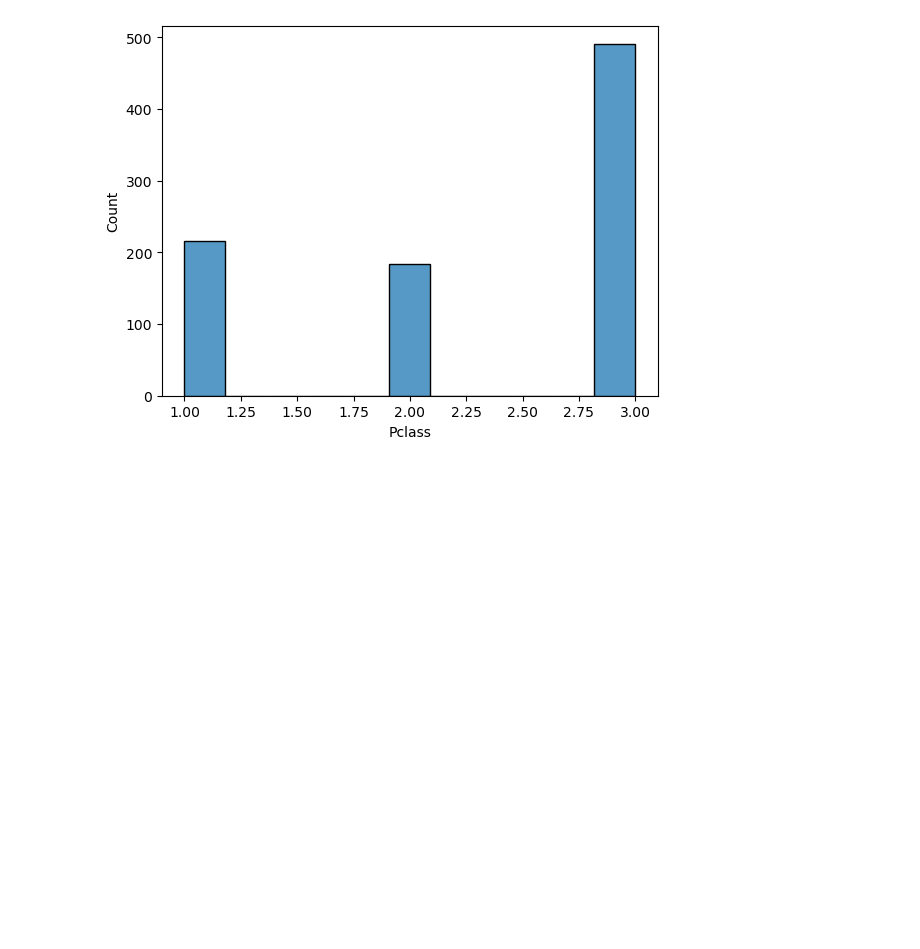
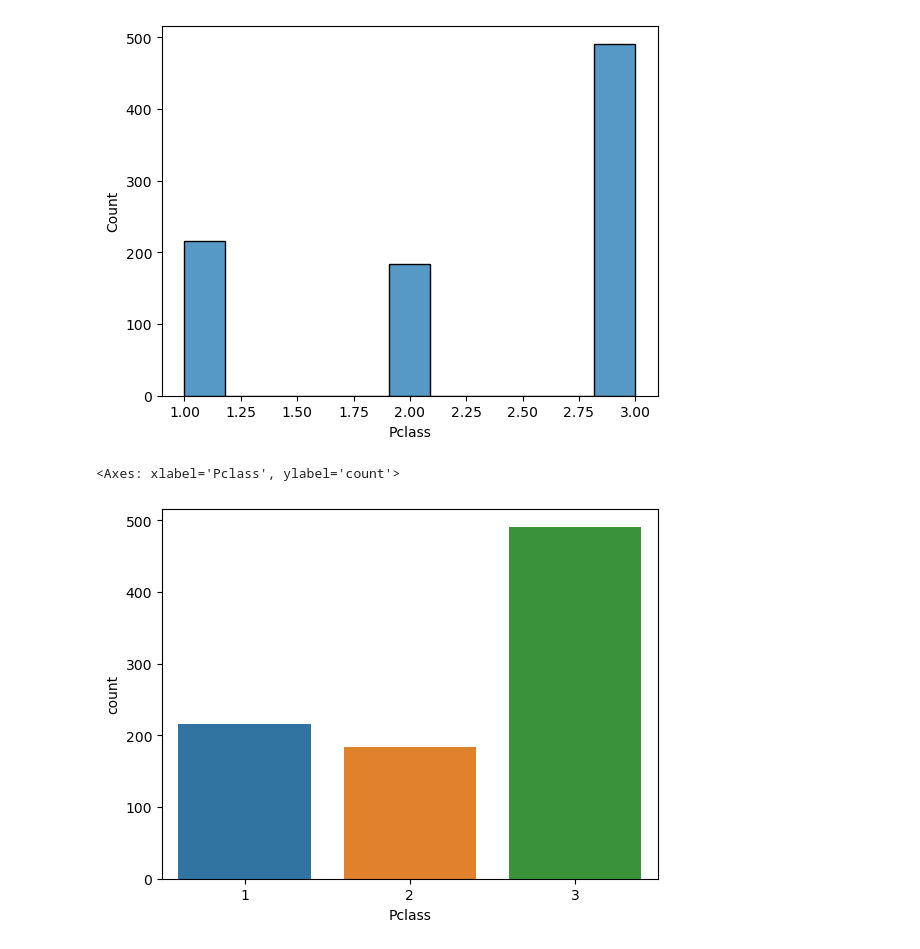
Before and after one commit to rlmrezende/Titanic, a Jupyter notebook: main.ipynb, the cells around one changed output. Saved outputs shown, nothing was run; the diff lists cells and outputs as text; code cells hidden in the pictures; blank space fills up the shorter version.

```diff
--- a/main.ipynb
+++ b/main.ipynb
@@ -78,3 +78,8 @@ sns.histplot(df['Pclass'])
 # %% [output]
 <Axes: xlabel='Pclass', ylabel='Count'>
 [figure]
+# %%
+sns.countplot(df, x="Pclass")
+# %% [output]
+<Axes: xlabel='Pclass', ylabel='count'>
+[figure, added]
```
